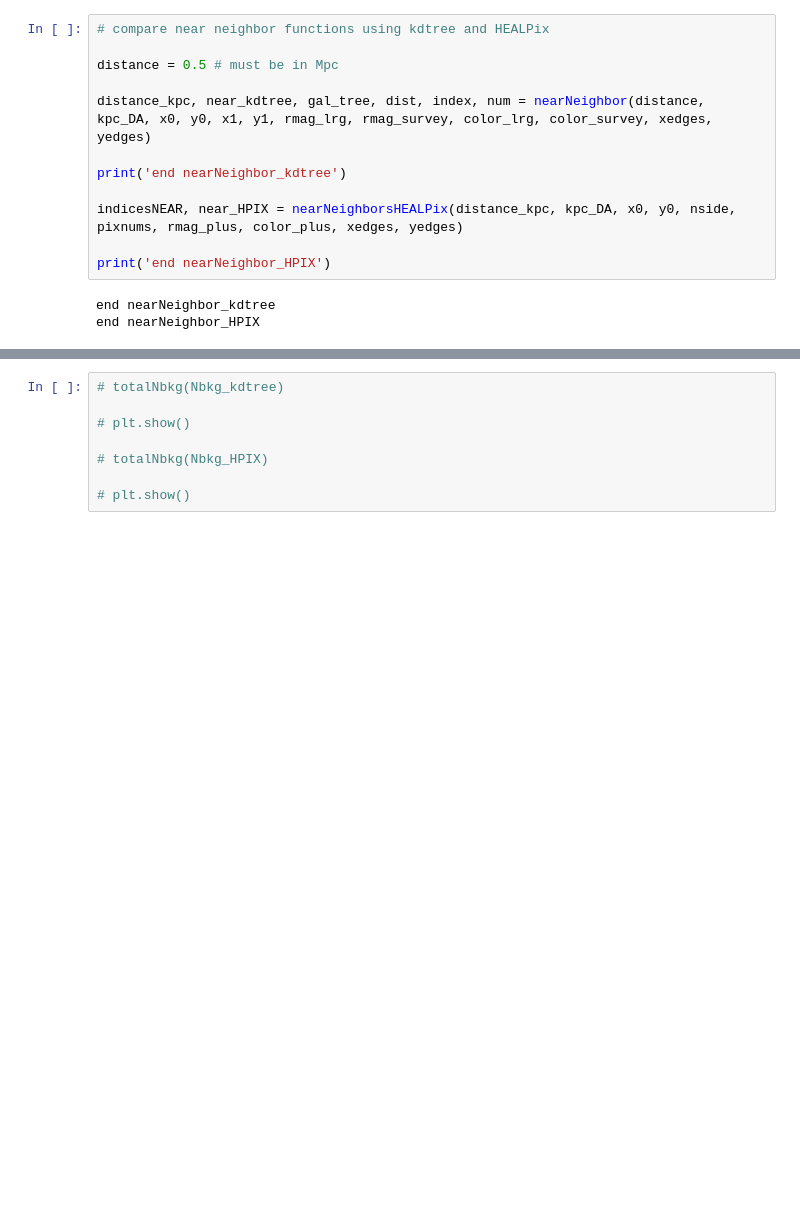
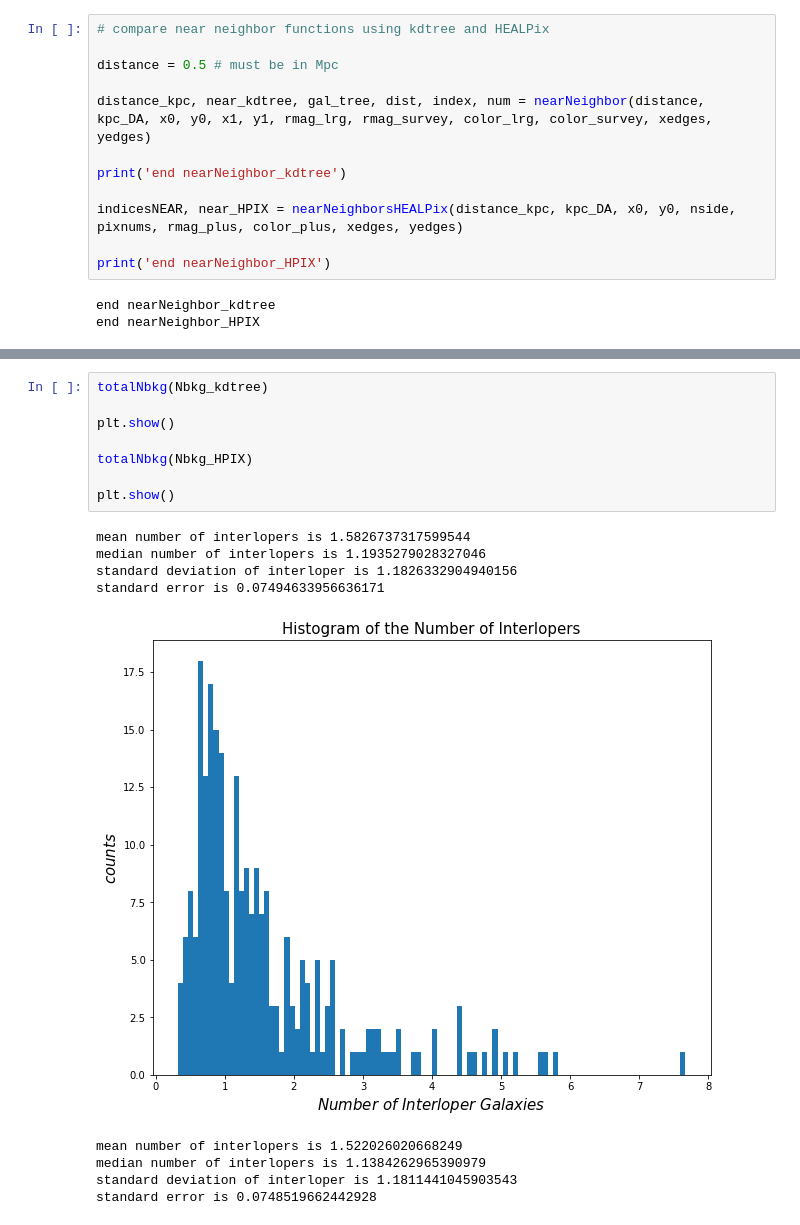
Before and after one commit to metownsend/lrg-project, a Jupyter notebook: HEALPix_KDTree_comparison.ipynb, the cells around one changed output, grey strips where cells are left out. Saved outputs shown, nothing was run; the diff lists cells and outputs as text; blank space fills up the shorter version.

```diff
--- a/HEALPix_KDTree_comparison.ipynb
+++ b/HEALPix_KDTree_comparison.ipynb
@@ -289,10 +289,20 @@ print("end bkg_HPIX")
 end bkg_kdtree
 end bkg_HPIX
 # %%
-# totalNbkg(Nbkg_kdtree)
+totalNbkg(Nbkg_kdtree)
 
-# plt.show()
+plt.show()
 
-# totalNbkg(Nbkg_HPIX)
+totalNbkg(Nbkg_HPIX)
 
-# plt.show()
+plt.show()
+# %% [output]
+mean number of interlopers is 1.5826737317599544
+median number of interlopers is 1.1935279028327046
+standard deviation of interloper is 1.1826332904940156
+standard error is 0.07494633956636171
+[figure, added]
+mean number of interlopers is 1.522026020668249
+median number of interlopers is 1.1384262965390979
+standard deviation of interloper is 1.1811441045903543
+standard error is 0.0748519662442928
```
Also changed, not shown: parts of 7 cells of this notebook.
